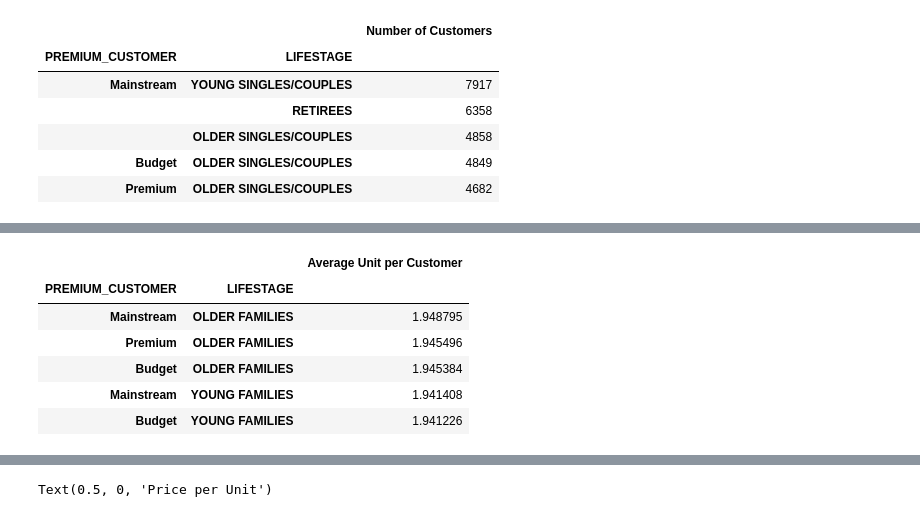
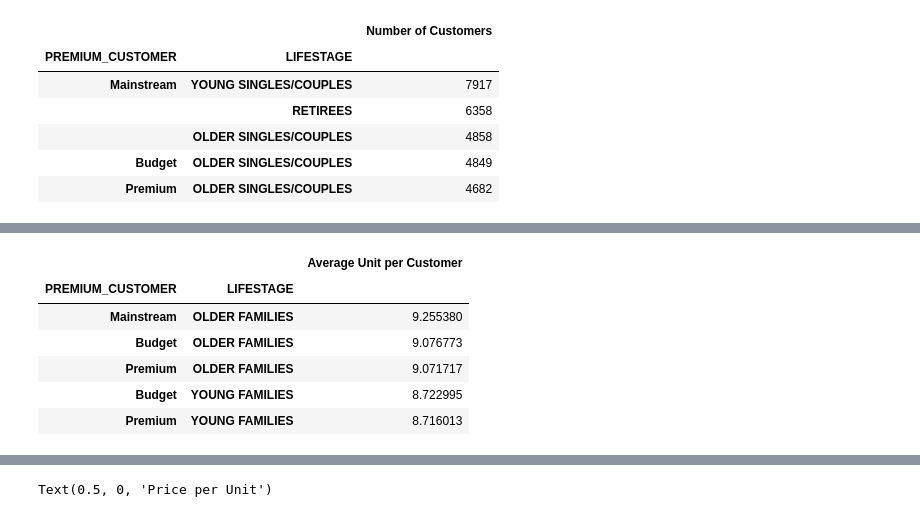
Before and after one commit to Johnson-a-hash/quantium-virtual-program, a Jupyter notebook: Quantium Module 1.ipynb, the cells around one changed output, grey strips where cells are left out. Cells and saved outputs as stored; diff of their text form; code cells hidden in the pictures.

```diff
--- a/Quantium Module 1.ipynb
+++ b/Quantium Module 1.ipynb
@@ -669,17 +705,18 @@ customers.sort_values(by = 'Number of Customers', ascending = False).head()
 # %%
 # Higher sales may also be driven by more units of chips being bought per customer
 # Let's calculate the average units per customer by 'PREMIUM_CUSTOMER' and 'LIFESTAGE'
+# Total quantity sold divided by unique customers
 
-avg_units = pd.DataFrame(combineData.groupby(['PREMIUM_CUSTOMER', 'LIFESTAGE']).PROD_QTY.mean())
-avg_units.rename(columns = {'PROD_QTY': 'Average Unit per Customer'}, inplace = True)
+avg_units = combineData.groupby(['PREMIUM_CUSTOMER', 'LIFESTAGE']).PROD_QTY.sum() / combineData.groupby(['PREMIUM_CUSTOMER', 'LIFESTAGE']).LYLTY_CARD_NBR.nunique()
+avg_units = pd.DataFrame(avg_units, columns = {'Average Unit per Customer'})
 avg_units.sort_values(by = 'Average Unit per Customer', ascending = False).head()
 # %% [output]
 |  |  | Average Unit per Customer |
 | PREMIUM_CUSTOMER | LIFESTAGE |  |
-| Mainstream | OLDER FAMILIES | 1.948795 |
-| Premium | OLDER FAMILIES | 1.945496 |
-| Budget | OLDER FAMILIES | 1.945384 |
-| Mainstream | YOUNG FAMILIES | 1.941408 |
-| Budget | YOUNG FAMILIES | 1.941226 |
+| Mainstream | OLDER FAMILIES | 9.255380 |
+| Budget | OLDER FAMILIES | 9.076773 |
+| Premium | OLDER FAMILIES | 9.071717 |
+| Budget | YOUNG FAMILIES | 8.722995 |
+| Premium | YOUNG FAMILIES | 8.716013 |
 # %%
 # Visualise
```
Also changed, not shown: parts of 27 cells of this notebook.
